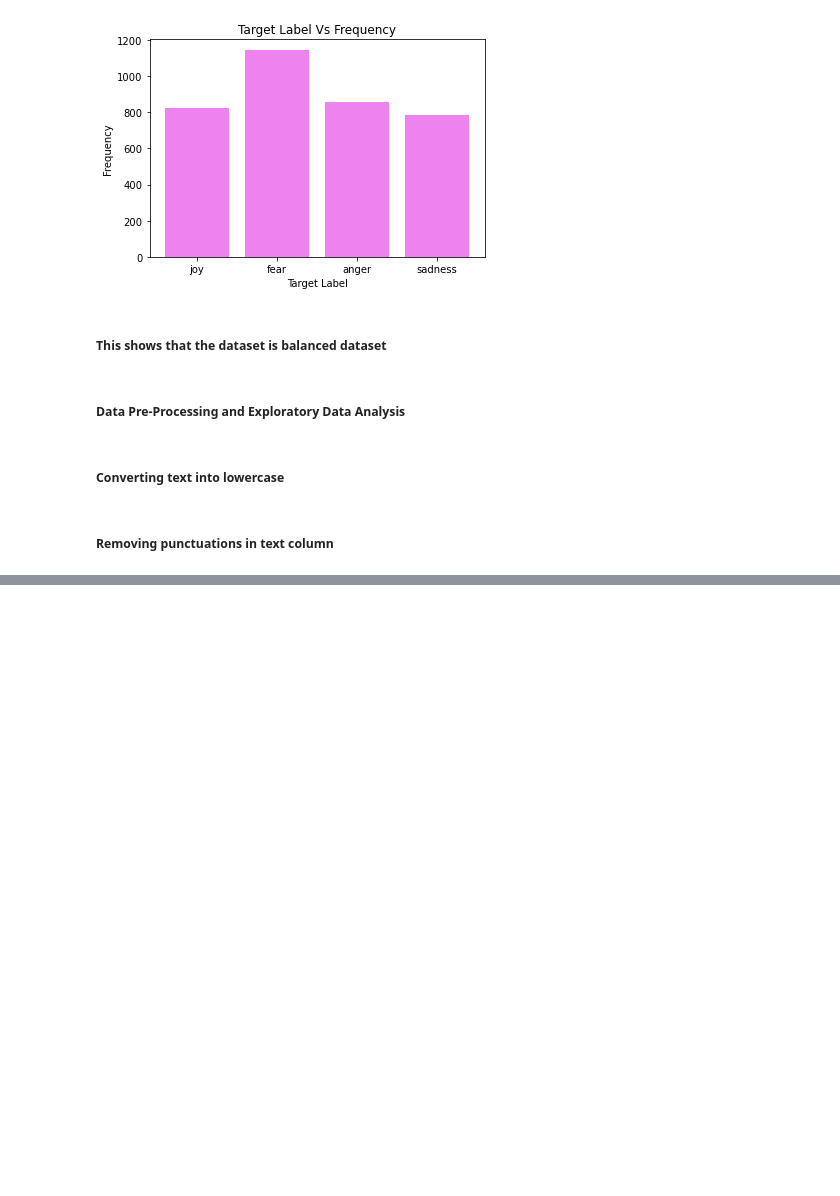
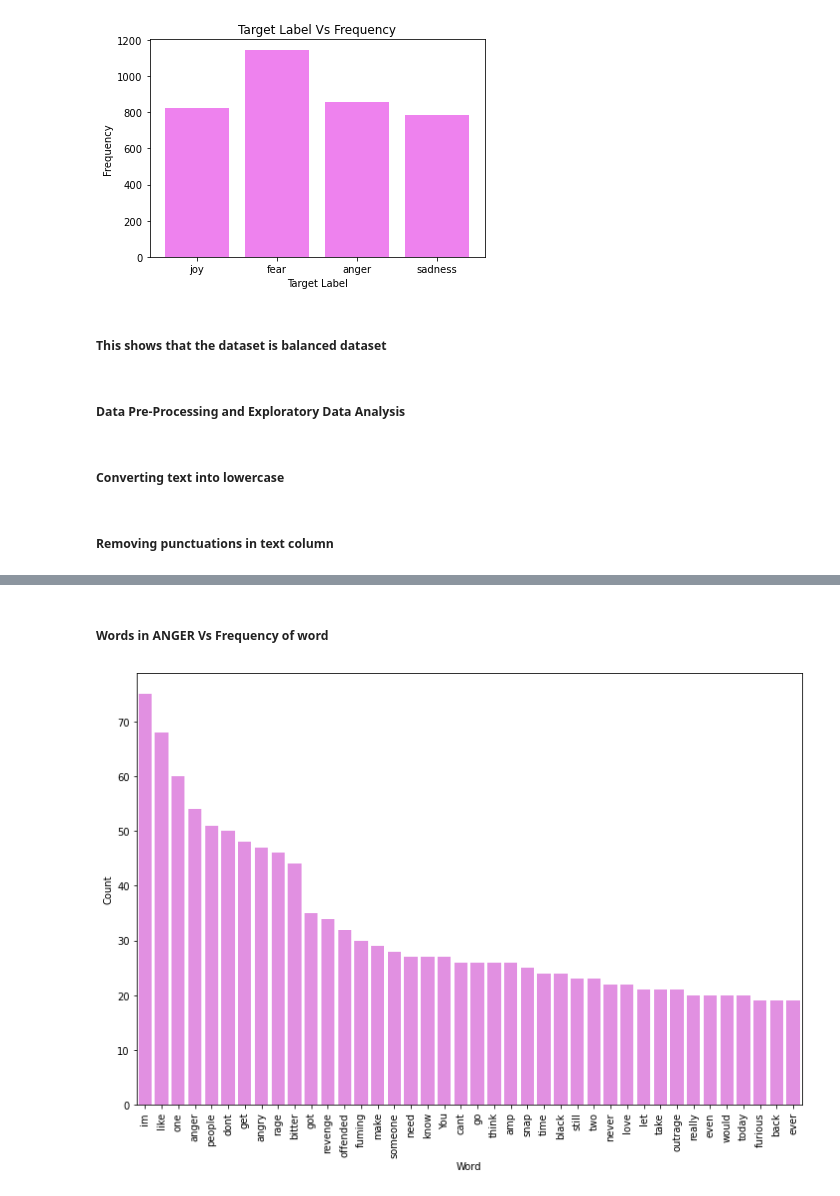
Before and after one commit to omprakashselvaraj/SentimentalAnalysis, a Jupyter notebook: Notebook.ipynb, the cells around one changed output, grey strips where cells are left out. Saved outputs shown, nothing was run; the diff lists cells and outputs as text; code cells hidden in the pictures; blank space fills up the shorter version.

```diff
--- a/Notebook.ipynb
+++ b/Notebook.ipynb
@@ -109,0 +302,6 @@ data['text']=data['text'].apply(remove_punctuation)
+# %% [markdown]
+##### Words in ANGER Vs Frequency of word
+# %%
+counter(data[data["label"] == "anger"], "text", 40)
+# %% [output]
+[figure, added]
```
Also changed, not shown: parts of 70 cells of this notebook.
